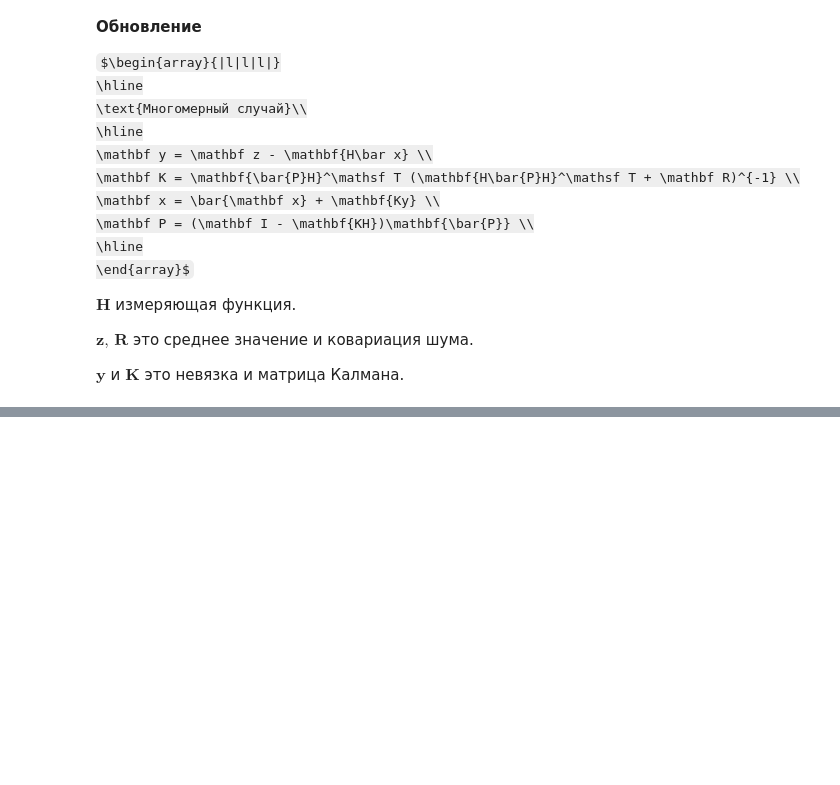
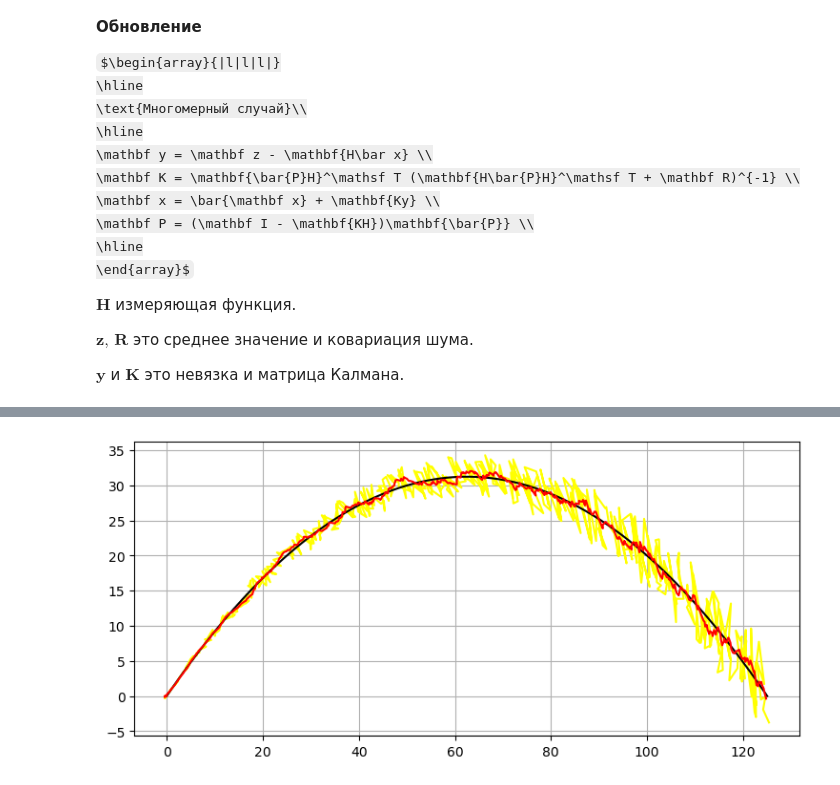
Before and after one commit to dart9905/coursework, a Jupyter notebook: Калман/Kalman.ipynb, the cells around one changed output, grey strips where cells are left out. Cells and saved outputs as stored; diff of their text form; code cells hidden in the pictures; some formulas as TeX source; blank space fills up the shorter version.

```diff
--- a/Калман/Kalman.ipynb
+++ b/Калман/Kalman.ipynb
@@ -273,10 +277,23 @@ def predict(x, P, F, Q, B, u):
 
 
 def update(x, P, z, R, H):
+    I = np.eye(6)
     y = z - H @ x
     S = H @ P @ H.T + R
-    S_1 = S.I / np.linalg.det(S)
+    S_1 = np.linalg.inv(S)
     K = P @ H.T @ S_1
     x = x + K @ y
     P = (I - K @ H) @ P
     return x, P
+
+def polar(x, y, r_noise, phi_noise):
+    r = (x**2 + y**2) ** .5
+    if x != 0:
+        phi = cmath.atan((y) / (x))
+    else:
+        phi = 0
+    r = signal_noise(r, r_noise)
+    phi = signal_noise(phi, phi_noise)
+
+
+    return np.array([r * cmath.cos(phi), r * cmath.sin(phi)]).T
@@ -333,0 +352,39 @@ R = np.array([[5., 0.],
+# %%
+H = np.array([[1., 0., 0., 0., 0., 0.],
+              [0., 0., 0., 1., 0., 0.]])
+
+r_noise = 1.
+phi_noise = .05
+
+R = np.eye(2) * 5.
+x = np.zeros(6)
+P = np.eye(6) * 500.
+
+#буфер хранения траектории полета
+arr_x = [0]
+arr_y = [0]
+arrz_x = [0]
+arrz_y = [0]
+
+for i in range(TIME):
+    z = polar(arr1x_orig [i] , arr1y_orig [i], r_noise, phi_noise)
+    #z = np.array([signal_noise(arr1x_orig [i], 3.), signal_noise(arr1y_orig [i], 3.)]).T
+    x, P = predict(x, P, F, Q, B, u)
+    x, P = update(x, P, z, R, H)
+
+
+    arrz_x.append(z[0])
+    arrz_y.append(z[1])
+
+    arr_x.append(x[0])
+    arr_y.append(x[3])
+
+
+plt.plot(arrz_x, arrz_y, color = 'yellow')
+plt.plot(arr1x_orig, arr1y_orig, color = 'black')
+plt.plot(arr_x, arr_y, color = 'r')
+
+
+plt.show()
+# %% [output]
+[figure, added]
```
Also changed, not shown: parts of 6 cells of this notebook.
